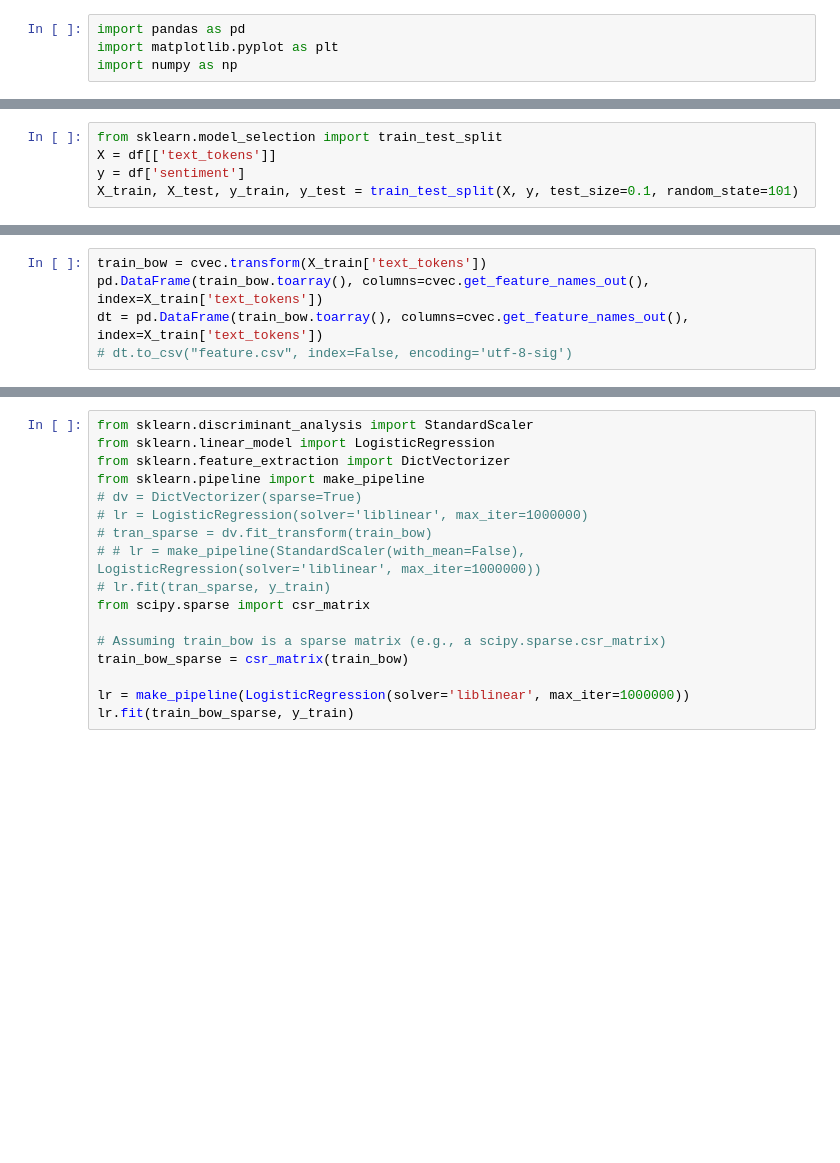
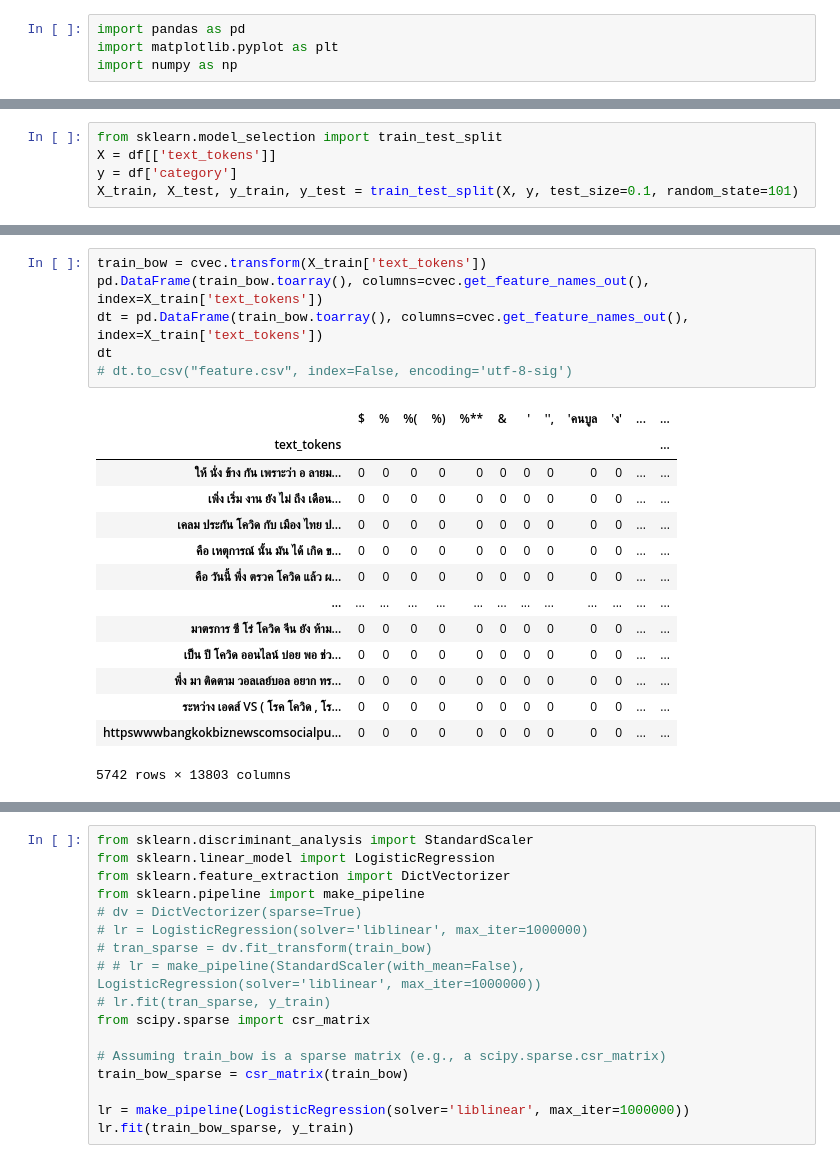
Before and after one commit to rinniizz/nlp, a Jupyter notebook: regresssion.ipynb, the cells around one changed output, grey strips where cells are left out. Drawn from its saved outputs; the diff is of its cells as text; blank space fills up the shorter version.

```diff
--- a/regresssion.ipynb
+++ b/regresssion.ipynb
@@ -83,7 +141,7 @@ df
 # %%
 from sklearn.model_selection import train_test_split
 X = df[['text_tokens']]
-y = df['sentiment']
+y = df['category']
 X_train, X_test, y_train, y_test = train_test_split(X, y, test_size=0.1, random_state=101)
 # %%
 from sklearn.feature_extraction.text import CountVectorizer
@@ -101,8 +174,24 @@ df_vocabulary.to_csv("vocabulary.csv", index=False, encoding='utf-8-sig')
 # %%
 train_bow = cvec.transform(X_train['text_tokens'])
 pd.DataFrame(train_bow.toarray(), columns=cvec.get_feature_names_out(), index=X_train['text_tokens'])
 dt = pd.DataFrame(train_bow.toarray(), columns=cvec.get_feature_names_out(), index=X_train['text_tokens'])
+dt
 # dt.to_csv("feature.csv", index=False, encoding='utf-8-sig')
+# %% [output]
+|  | $ | % | %( | %) | %** | & | ' | '', | 'คนบูล | 'ง' | ... | ... |
+| text_tokens |  |  |  |  |  |  |  |  |  |  |  | ... |
+| ให้ นั่ง ข้าง กัน เพราะว่า อ ลายม... | 0 | 0 | 0 | 0 | 0 | 0 | 0 | 0 | 0 | 0 | ... | ... |
+| เพิ่ง เริ่ม งาน ยัง ไม่ ถึง เดือน... | 0 | 0 | 0 | 0 | 0 | 0 | 0 | 0 | 0 | 0 | ... | ... |
+| เคลม ประกัน โควิด กับ เมือง ไทย ป... | 0 | 0 | 0 | 0 | 0 | 0 | 0 | 0 | 0 | 0 | ... | ... |
+| คือ เหตุการณ์ นั้น มัน ได้ เกิด ข... | 0 | 0 | 0 | 0 | 0 | 0 | 0 | 0 | 0 | 0 | ... | ... |
+| คือ วันนี้ พึ่ง ตรวค โควิด แล้ว ผ... | 0 | 0 | 0 | 0 | 0 | 0 | 0 | 0 | 0 | 0 | ... | ... |
+| ... | ... | ... | ... | ... | ... | ... | ... | ... | ... | ... | ... | ... |
+| มาตรการ ซี โร่ โควิด จีน ยัง ห้าม... | 0 | 0 | 0 | 0 | 0 | 0 | 0 | 0 | 0 | 0 | ... | ... |
+| เป็น ปี โควิด ออนไลน์ บ่อย พอ ช่ว... | 0 | 0 | 0 | 0 | 0 | 0 | 0 | 0 | 0 | 0 | ... | ... |
+| พึ่ง มา ติดตาม วอลเลย์บอล อยาก ทร... | 0 | 0 | 0 | 0 | 0 | 0 | 0 | 0 | 0 | 0 | ... | ... |
+| ระหว่าง เอดส์ VS ( โรค โควิด , โร... | 0 | 0 | 0 | 0 | 0 | 0 | 0 | 0 | 0 | 0 | ... | ... |
+| httpswwwbangkokbiznewscomsocialpu... | 0 | 0 | 0 | 0 | 0 | 0 | 0 | 0 | 0 | 0 | ... | ... |
+5742 rows × 13803 columns
 # %%
 from sklearn.feature_extraction.text import TfidfVectorizer
 from sklearn.linear_model import LogisticRegression
```
Also changed, not shown: parts of 13 cells of this notebook, 37 other files.
